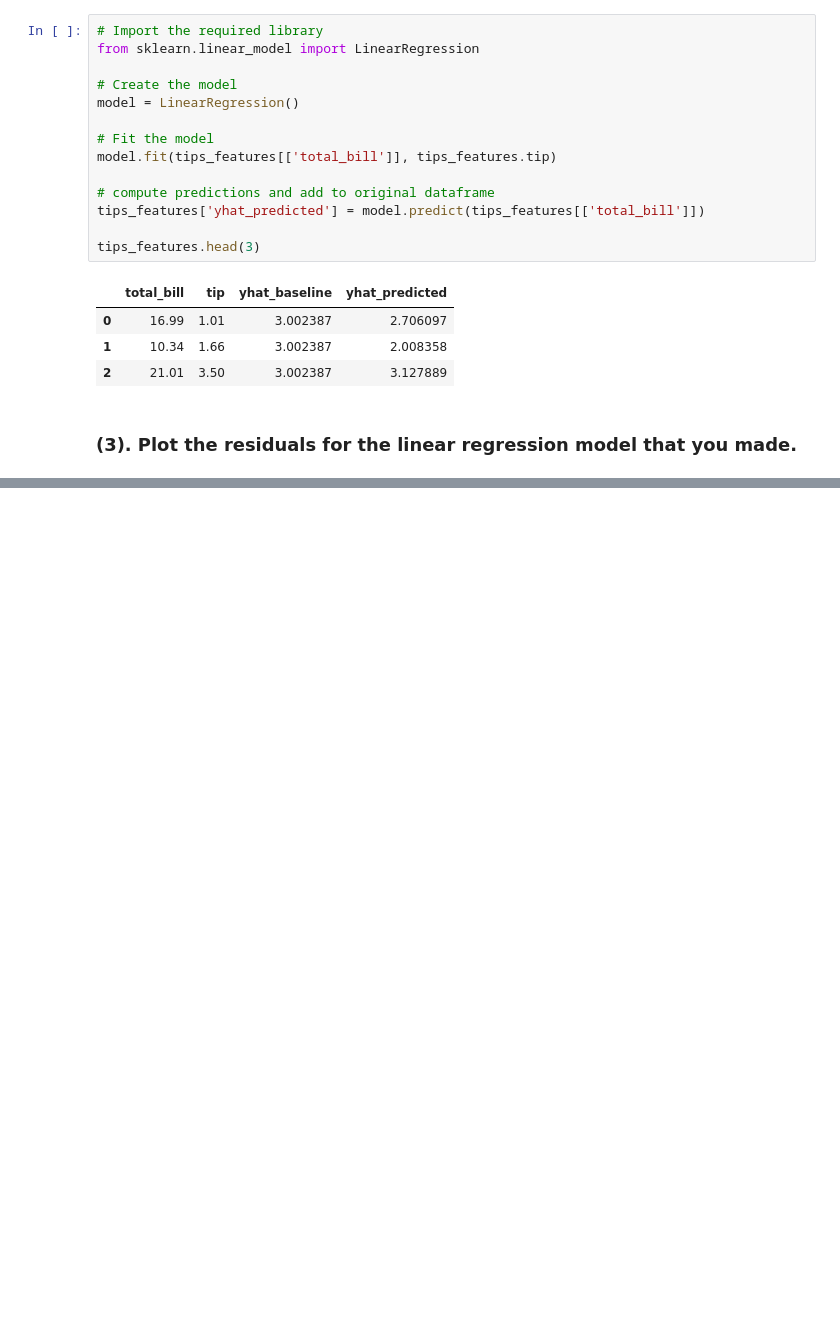
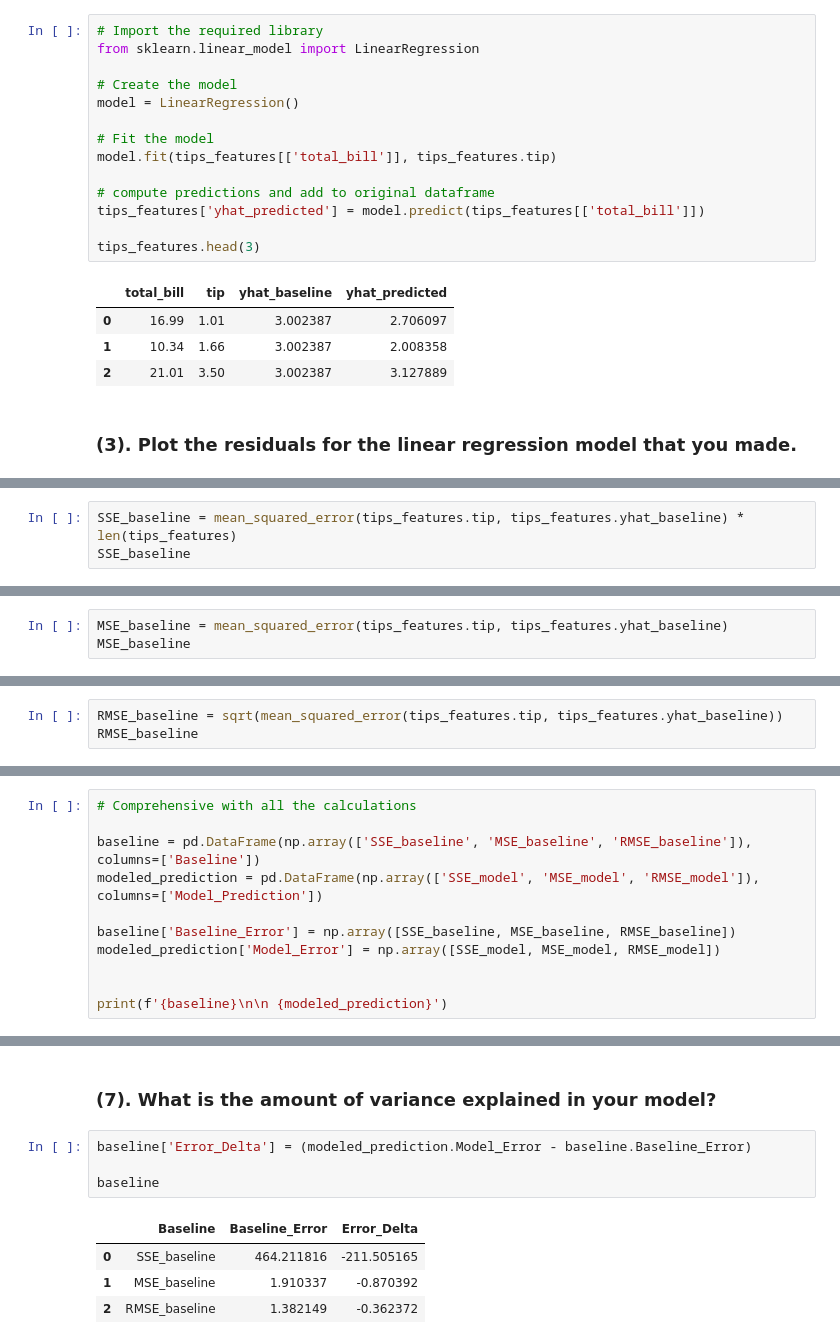
Before and after one commit to stephenkipkurui/regression-exercises, a Jupyter notebook: evaluate.ipynb, the cells around one changed output, grey strips where cells are left out. Drawn from its saved outputs; the diff is of its cells as text; blank space fills up the shorter version.

```diff
--- a/evaluate.ipynb
+++ b/evaluate.ipynb
@@ -181,0 +229,3 @@ visual_tip(tips_features, X, y)
+# %%
+SSE_baseline = mean_squared_error(tips_features.tip, tips_features.yhat_baseline) * len(tips_features)
+SSE_baseline
@@ -181,0 +250,3 @@ visual_tip(tips_features, X, y)
+# %%
+MSE_baseline = mean_squared_error(tips_features.tip, tips_features.yhat_baseline)
+MSE_baseline
@@ -181,0 +257,3 @@ visual_tip(tips_features, X, y)
+# %%
+RMSE_baseline = sqrt(mean_squared_error(tips_features.tip, tips_features.yhat_baseline))
+RMSE_baseline
@@ -181,0 +272,11 @@ visual_tip(tips_features, X, y)
+# %%
+# Comprehensive with all the calculations
+
+baseline = pd.DataFrame(np.array(['SSE_baseline', 'MSE_baseline', 'RMSE_baseline']), columns=['Baseline'])
+modeled_prediction = pd.DataFrame(np.array(['SSE_model', 'MSE_model', 'RMSE_model']), columns=['Model_Prediction'])
+
+baseline['Baseline_Error'] = np.array([SSE_baseline, MSE_baseline, RMSE_baseline])
+modeled_prediction['Model_Error'] = np.array([SSE_model, MSE_model, RMSE_model])
+
+
+print(f'{baseline}\n\n {modeled_prediction}')
@@ -181,0 +293,11 @@ visual_tip(tips_features, X, y)
+# %% [markdown]
+### (7). What is the amount of variance explained in your model?
+# %%
+baseline['Error_Delta'] = (modeled_prediction.Model_Error - baseline.Baseline_Error)
+
+baseline
+# %% [output]
+|  | Baseline | Baseline_Error | Error_Delta |
+| 0 | SSE_baseline | 464.211816 | -211.505165 |
+| 1 | MSE_baseline | 1.910337 | -0.870392 |
+| 2 | RMSE_baseline | 1.382149 | -0.362372 |
```
Also changed, not shown: parts of 32 cells of this notebook.
